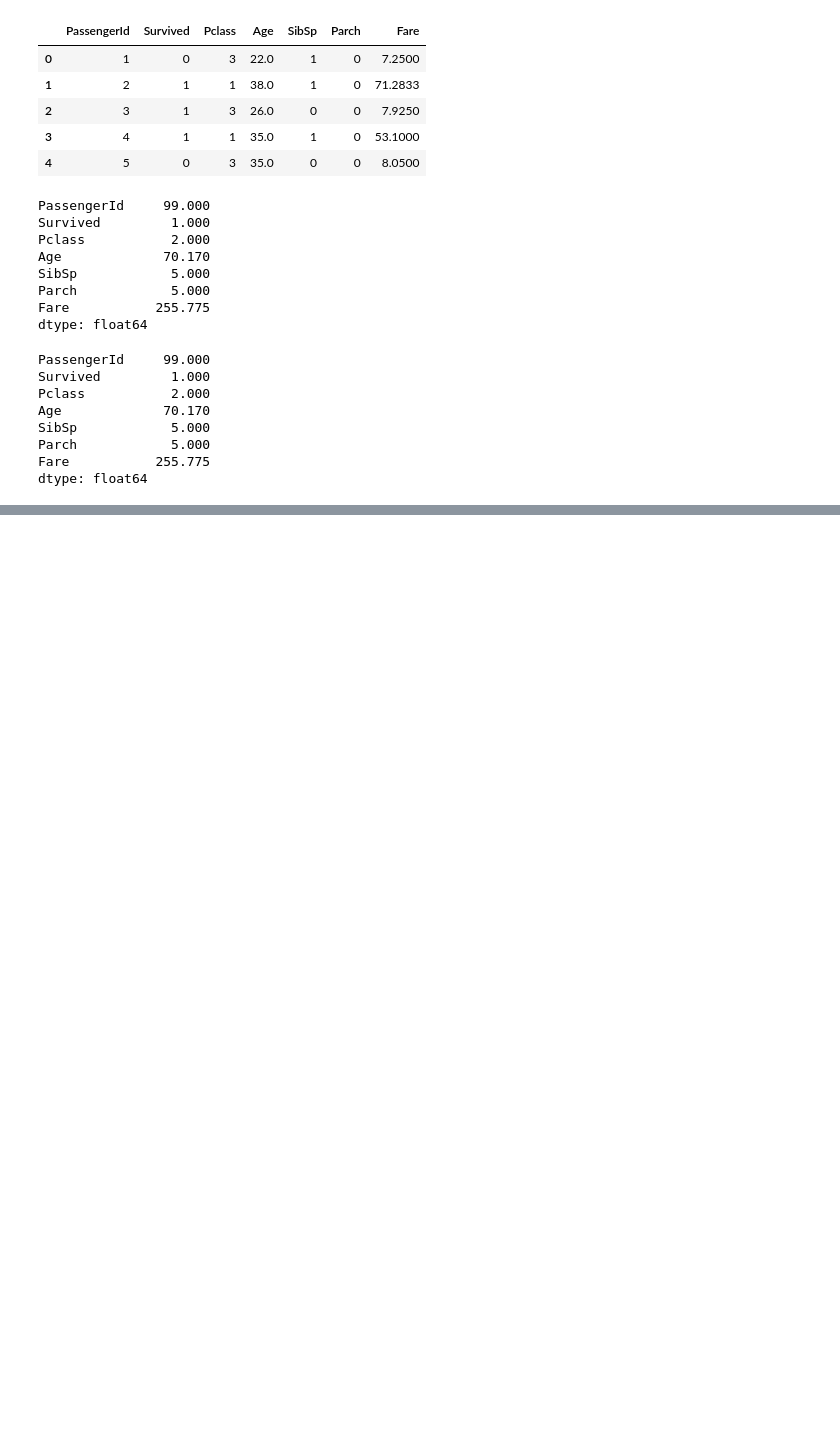
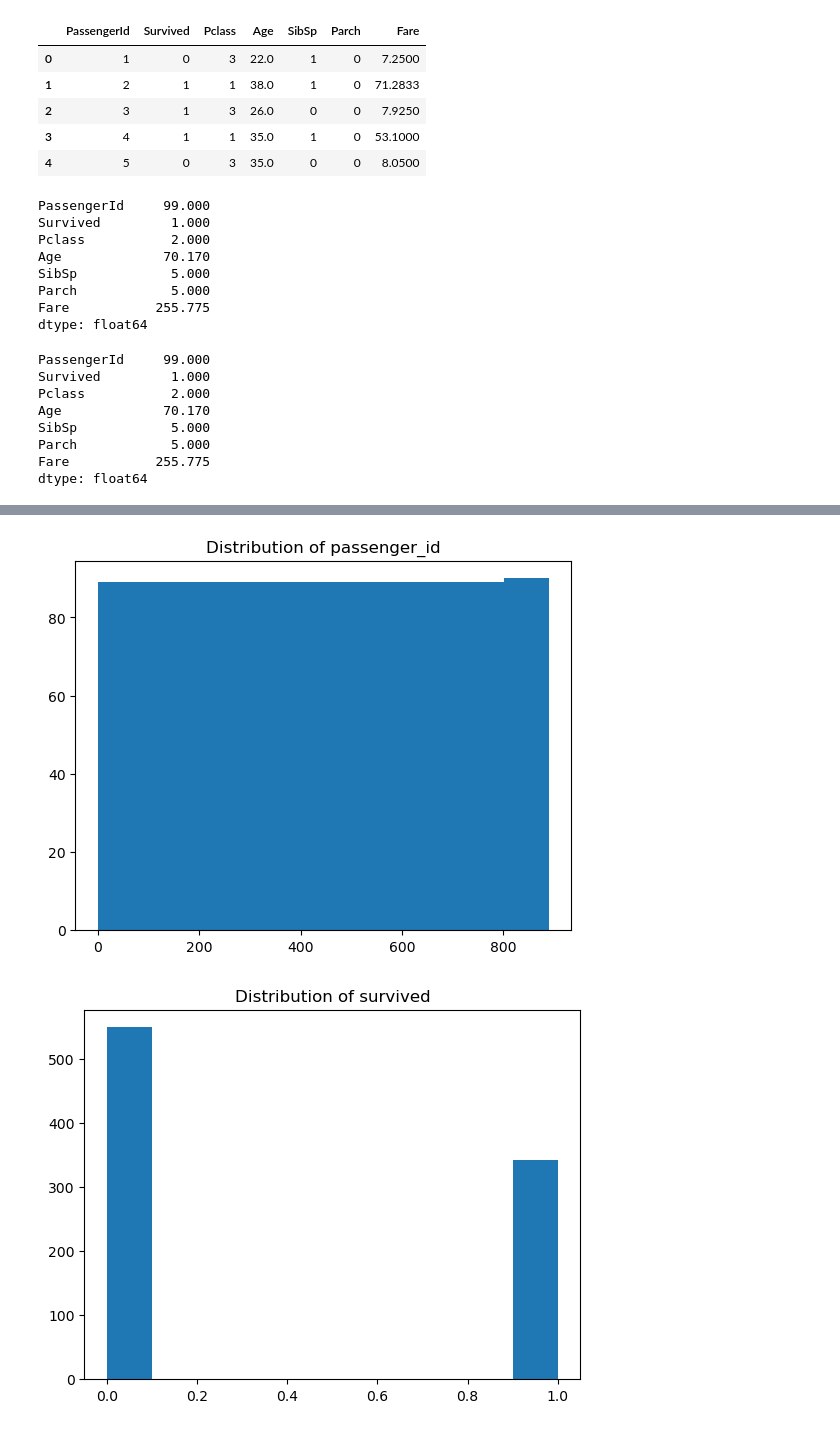
Before and after one commit to Thoai-Adam/classificatin-exercises, a Jupyter notebook: classification_exercises.ipynb, the cells around one changed output, grey strips where cells are left out. Saved outputs shown, nothing was run; the diff lists cells and outputs as text; code cells hidden in the pictures; blank space fills up the shorter version.

```diff
--- a/classification_exercises.ipynb
+++ b/classification_exercises.ipynb
@@ -277,0 +414,3 @@ dtype: float64
+# %%
+titanic_df = get_titanic_data()
+titanic_df
@@ -277,0 +475,3 @@ dtype: float64
+# %%
+col_mask = titanic_df.dtypes == 'object'
+titanic_df.columns[col_mask]
@@ -277,0 +480,4 @@ dtype: float64
+# %%
+for col in titanic_df.columns[col_mask]:
+    print(titanic_df[col].value_counts())
+    print()
@@ -277,0 +502,11 @@ dtype: float64
+# %%
+#since this data contains redundant information
+num_mask = titanic_df.dtypes != 'object'
+# %%
+for col in titanic_df.columns[num_mask]:
+    plt.figure()
+    plt.hist(titanic_df[col])
+    plt.title(f'Distribution of {col}')
+# %% [output]
+[figure, added]
+[figure, added]
```
Also changed, not shown: parts of 38 cells of this notebook, 3 other files.
